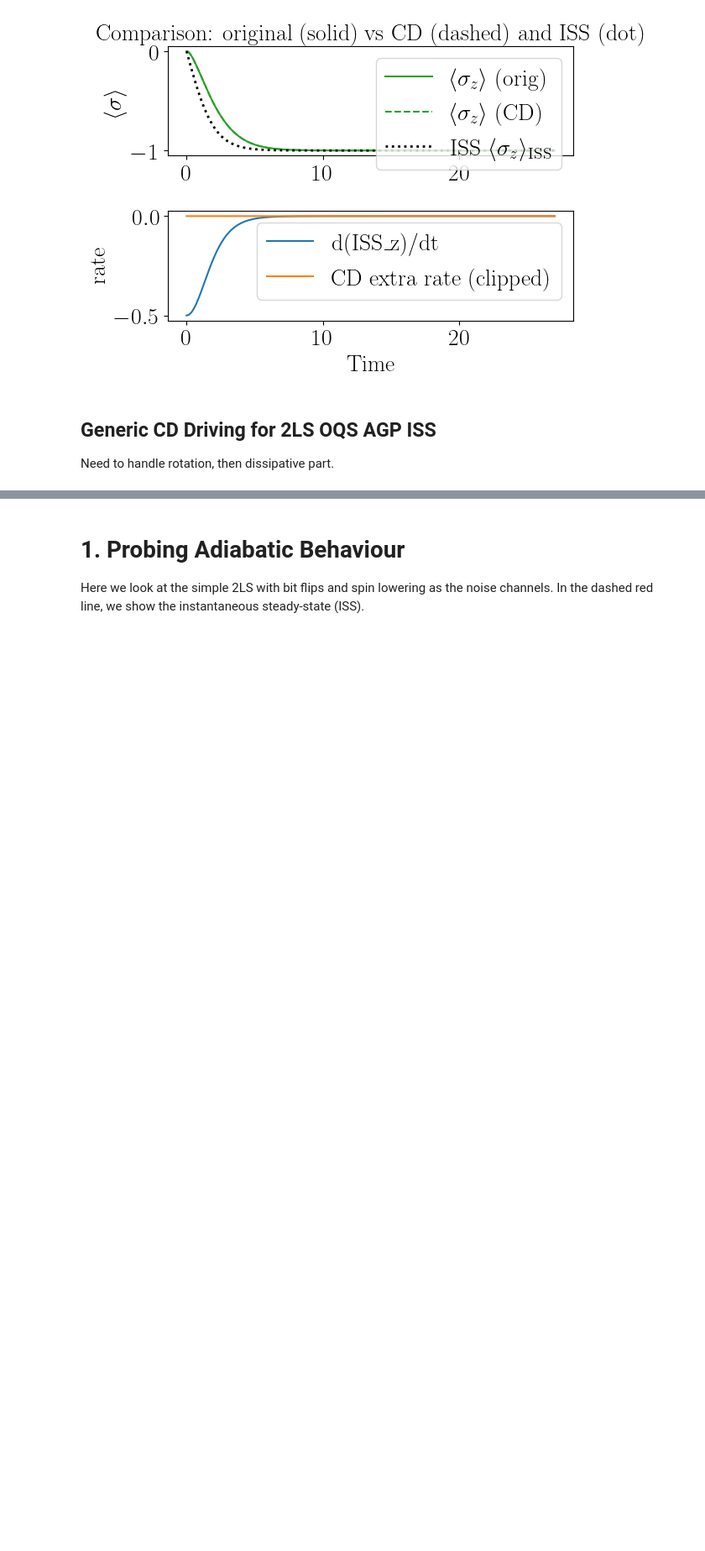
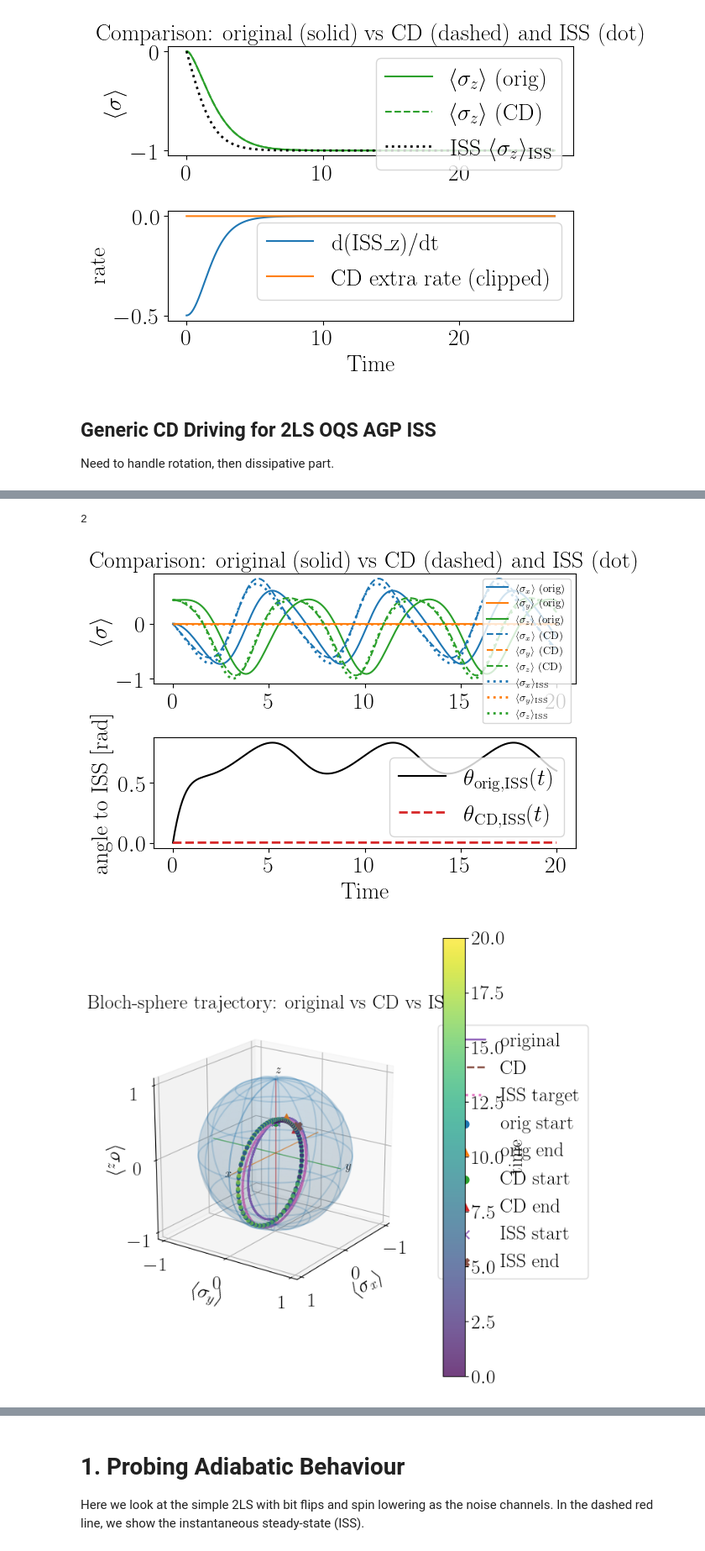
Before and after one commit to jwalkling/Driven_OQS, a Jupyter notebook: src_code/notebooks/2LS Lindblad.ipynb, the cells around one changed output, grey strips where cells are left out. Shown at 84% size. Drawn from its saved outputs; the diff is of its cells as text; code cells hidden in the pictures; blank space fills up the shorter version.

```diff
--- a/src_code/notebooks/2LS Lindblad.ipynb
+++ b/src_code/notebooks/2LS Lindblad.ipynb
@@ -1091,0 +1154,15 @@ LindbladISSCD(
+# %%
+tmax=20.0
+LindbladISSCD(
+    tmax=tmax,
+    H_of_t=lambda t: 0.0*Pauli.sx,
+    jumps_of_t=lambda t: [Jump((np.cos(t)*Pauli.sx+np.sin(t)*Pauli.sz)+1.j*Pauli.sy, 0.5), Jump((np.cos(t)*Pauli.sx+np.sin(t)*Pauli.sz)-1.j*Pauli.sy, 0.1+0.1*np.cos(-t))],
+    nsteps=201,
+    do_plot=True,
+    apply_cd=True,
+    blochball=True,
+)
+# %% [output]
+2
+[figure, added]
+[figure, added]
```
Also changed, not shown: parts of 23 cells of this notebook.
